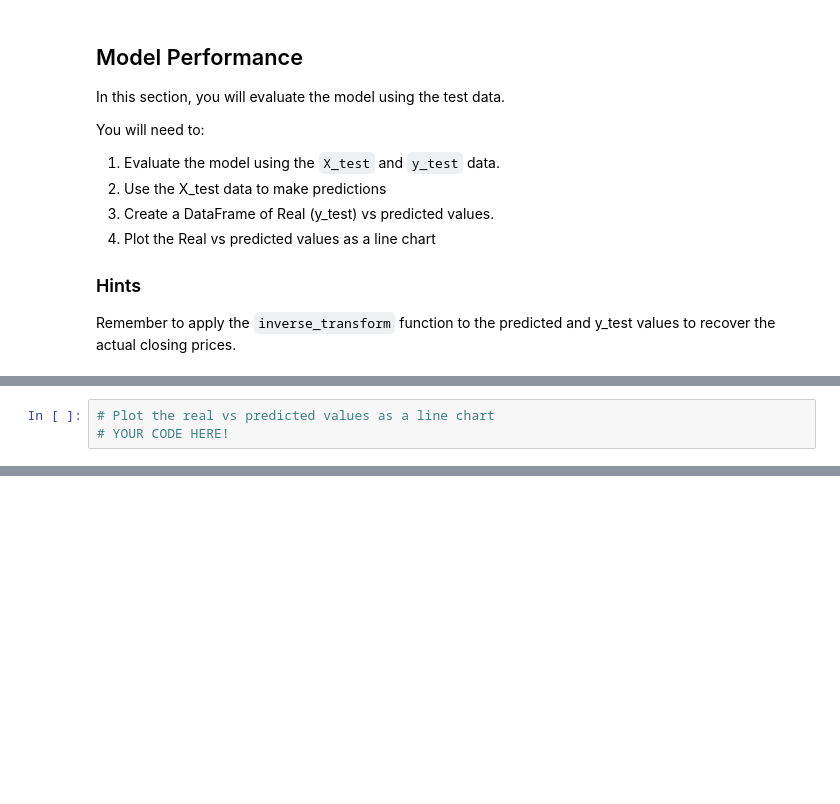
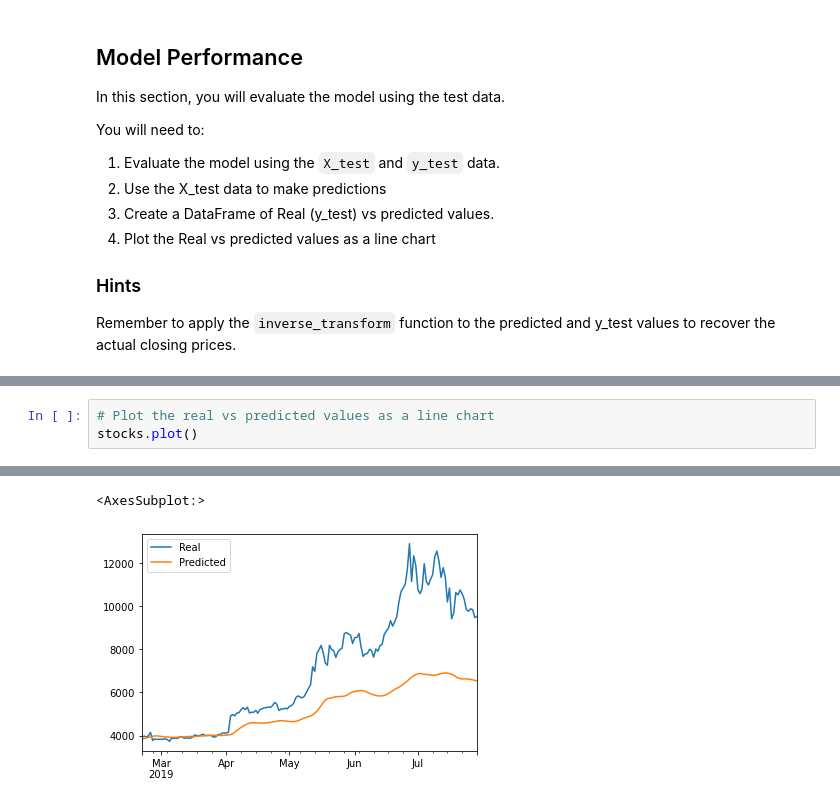
Before and after one commit to Valeriangrip/deep_learning, a Jupyter notebook: lstm_stock_predictor_closing.ipynb, the cells around one changed output, grey strips where cells are left out. Cells and saved outputs as stored; diff of their text form; blank space fills up the shorter version.

```diff
--- a/lstm_stock_predictor_closing.ipynb
+++ b/lstm_stock_predictor_closing.ipynb
@@ -240,4 +274,4 @@ stocks.head()
 # %%
 # Plot the real vs predicted values as a line chart
-# YOUR CODE HERE!
+stocks.plot()
 # %% [output]
@@ -244,0 +278,2 @@ stocks.head()
+<AxesSubplot:>
+[figure, added]
```
Also changed, not shown: parts of 17 cells of this notebook.
